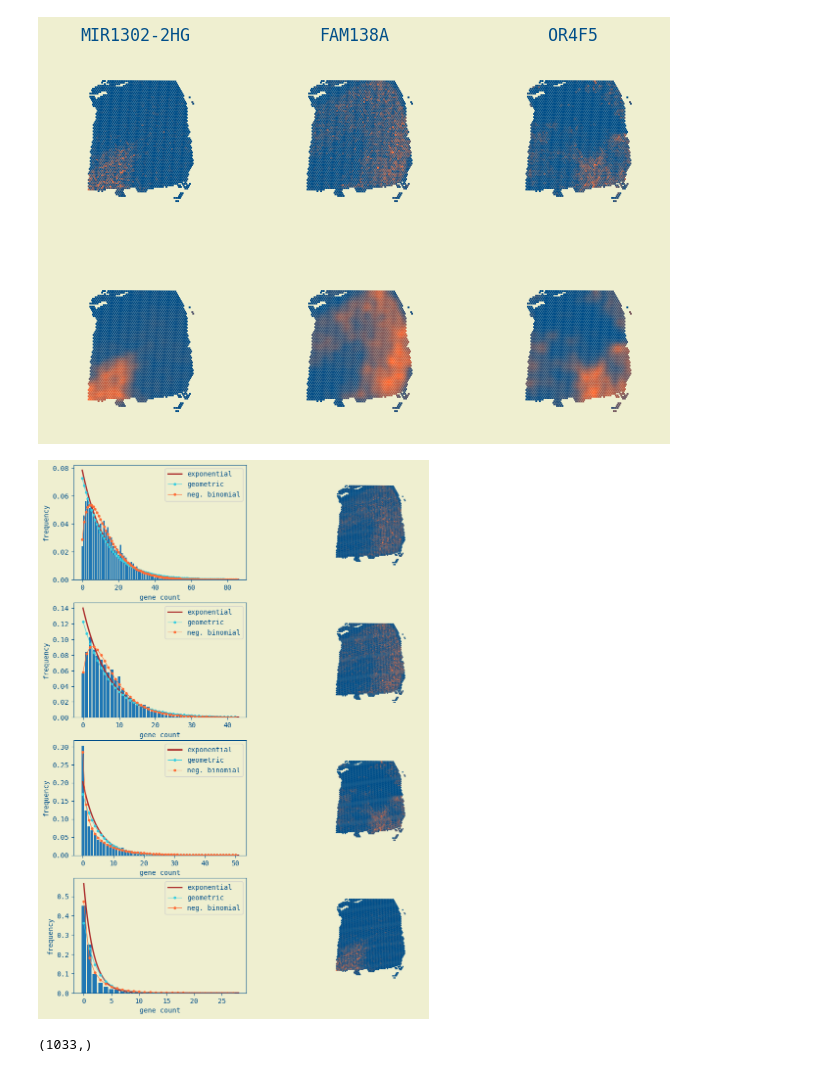
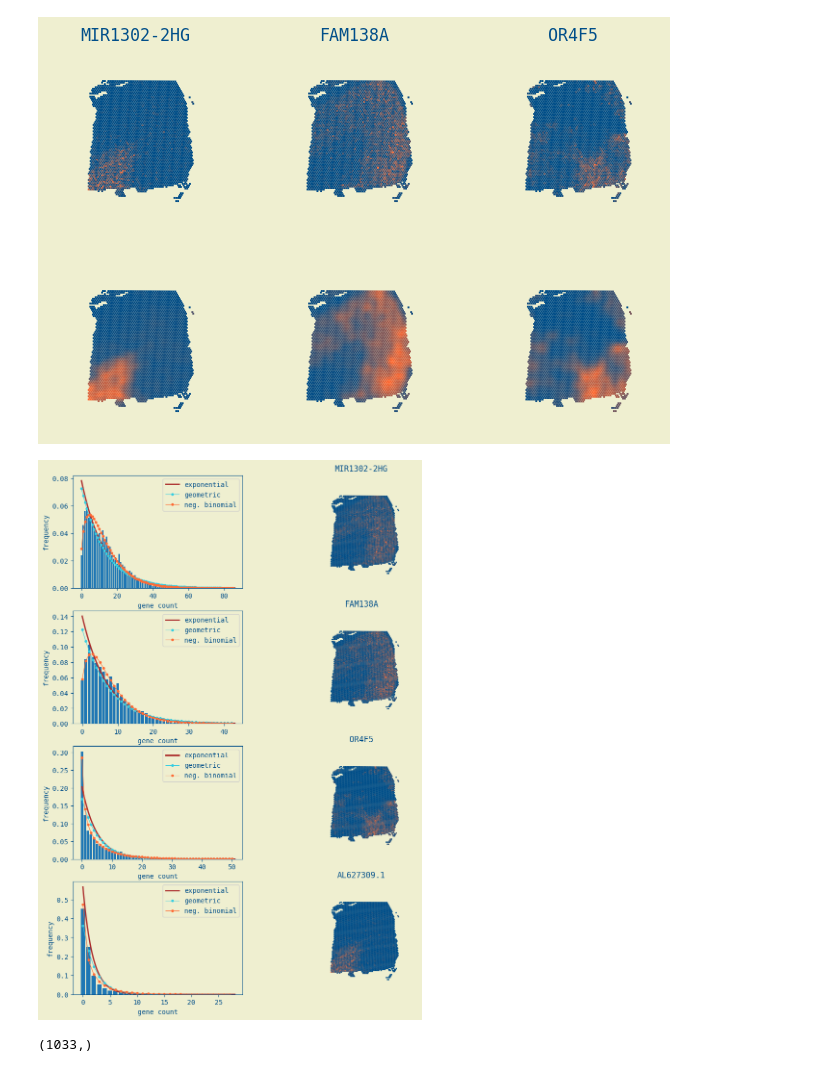
Before and after one commit to Cero1998/Tesi_Cerinelli, a Jupyter notebook: progetto_spunto/progetto/bar_hist.ipynb, the cells around one changed output. Drawn from its saved outputs; the diff is of its cells as text; code cells hidden in the pictures.

```diff
--- a/progetto_spunto/progetto/bar_hist.ipynb
+++ b/progetto_spunto/progetto/bar_hist.ipynb
@@ -130,6 +141,8 @@ plt.savefig("presentazione/mean_filter", dpi=1000, bbox_inches='tight')
 # %% [output]
 [figure]
 # %%
+#Questo blocco di codice serve per fare i grafici delle distribuzioni dei geni... sinistra la distribuzione con frequenza (da moltiplicare per 100) e n. geni, destra la mappa spaziale
+
 from scipy.stats import expon, geom
 
 W  = '#efefd0'
@@ -177,34 +190,35 @@ for i, gene_id in enumerate([29313, 32600, 17855, 6546]):
         marker = "o",
         ms     = 3,
         lw     = 0.8,
         label  = "geometric")
 
     n, p     = fit_nbinom(gdata, iter=10, method="Nelder-Mead")
     nbin_pdf = nbinom(n, p).pmf(count)
     ax1.plot(
         count,
         nbin_pdf,
         color  = Or,
         marker = "o",
         ms     = 3,
         lw     = 0.8,
         label  = "neg. binomial")
 
     ax1.legend()
 
     plot_spatial_scatter(
         scdata,
         gdata,
         ax           = ax2,
         cmap         = myCMAP,
         spines_color = W,
         size         = 1.5,
         shape        = "square")
+    axs[i, 1].set_title(gene_names[i])
 
 plt.savefig("presentazione/distributions", dpi=1000, bbox_inches="tight")
 plt.show()
 # %% [output]
-[figure, old version]
+[figure, new version]
 # %%
 scdata     = load_data()
 smallest   = select_top_spatially_variable_genes(scdata, 3000, 500, 3000)
```
Also changed, not shown: parts of 8 cells of this notebook, 2 other files.
